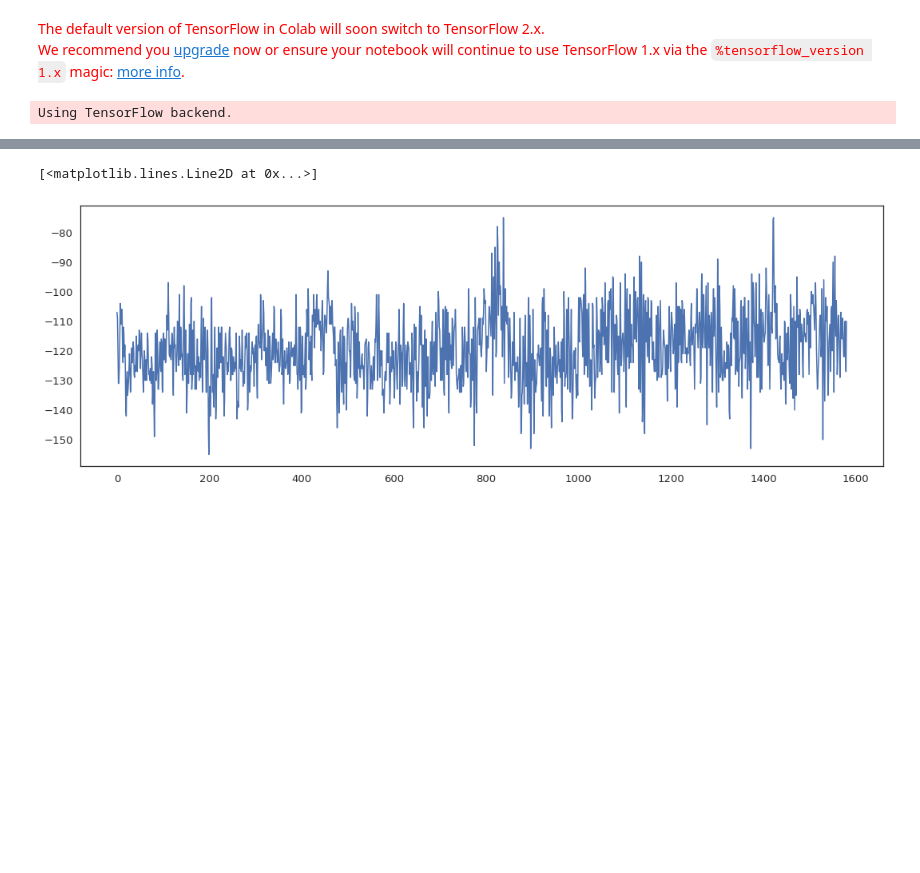
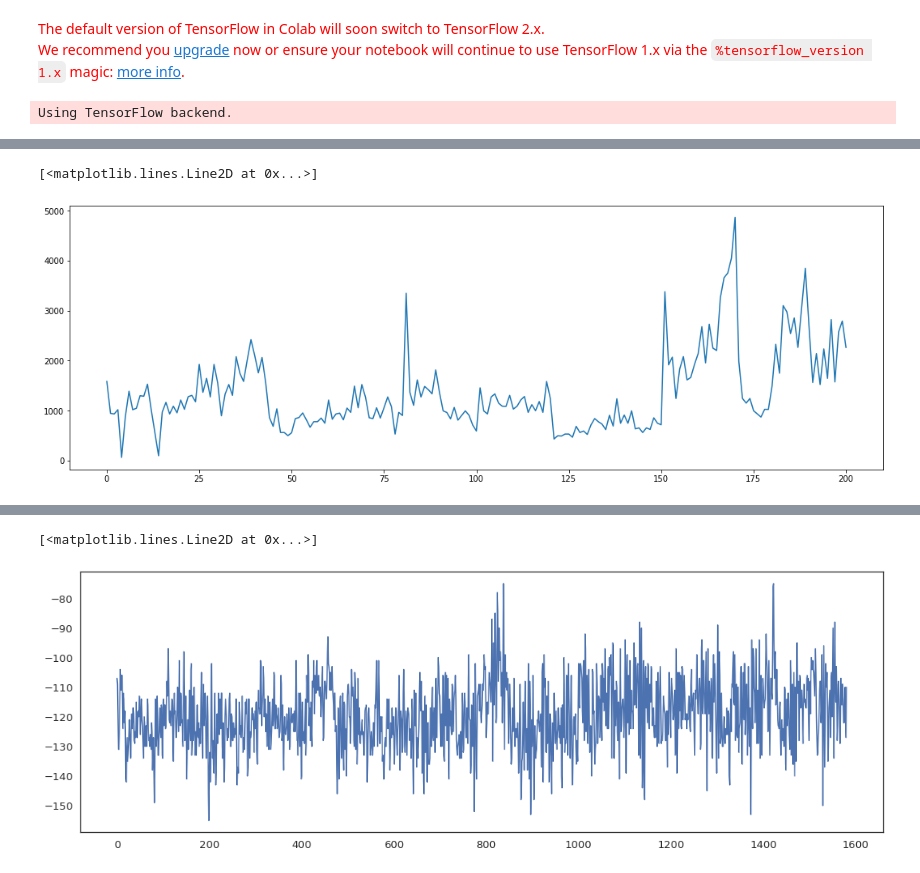
Before and after one commit to Nusserle/LieDetection, a Jupyter notebook: LieDetectionEEG.ipynb, the cells around one changed output, grey strips where cells are left out. Saved outputs shown, nothing was run; the diff lists cells and outputs as text; code cells hidden in the pictures; blank space fills up the shorter version.

```diff
--- a/LieDetectionEEG.ipynb
+++ b/LieDetectionEEG.ipynb
@@ -39,2 +42,10 @@ df.head()
 # %%
 df_eeg = df[['eeg', 'truth']].dropna().reset_index()
+# %%
+lengths = []
+for i, eeg in df_eeg.iterrows():
+  lengths.append(pd.read_csv(eeg[1]).iloc[:,1:-1].shape[0])
+plt.plot(lengths)
+# %% [output]
+[<matplotlib.lines.Line2D at 0x...>]
+[figure, added]
```
Also changed, not shown: parts of 21 cells of this notebook.
